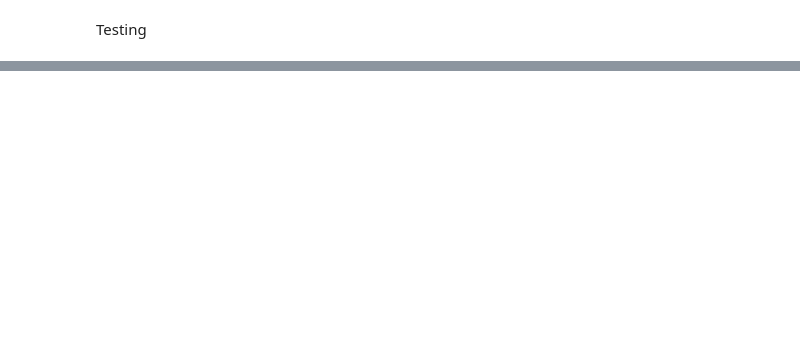
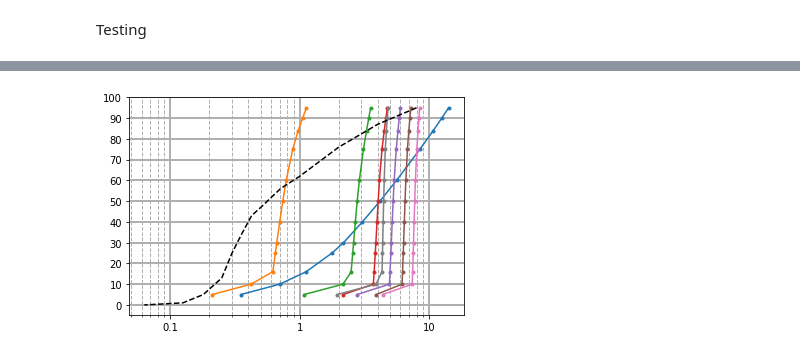
Before and after one commit to CasperFBakker/pyDGS-GUI, a Jupyter notebook: pyDGS Jupyter/dgs_test.ipynb, the cells around one changed output, grey strips where cells are left out. Saved outputs shown, nothing was run; the diff lists cells and outputs as text; code cells hidden in the pictures; blank space fills up the shorter version.

```diff
--- a/pyDGS Jupyter/dgs_test.ipynb
+++ b/pyDGS Jupyter/dgs_test.ipynb
@@ -332,0 +423,40 @@ plt.show()
+# %%
+r_v = np.concatenate((r_v_1, r_v_2, r_v_3, r_v_4, r_v_5, r_v_6, r_v_7, r_v_8))
+scales = np.concatenate((scales_1, scales_2, scales_3, scales_4, scales_5, scales_6, scales_7, scales_8))
+
+pd1 = np.interp([.05,.1,.16,.25,.3,.4,.5,.6,.75,.84,.9,.95],np.hstack((0,np.cumsum(r_v_1))), np.hstack((0,scales_1)) ) * resolution
+pd2 = np.interp([.05,.1,.16,.25,.3,.4,.5,.6,.75,.84,.9,.95],np.hstack((0,np.cumsum(r_v_2))), np.hstack((0,scales_2)) )* resolution
+pd3 = np.interp([.05,.1,.16,.25,.3,.4,.5,.6,.75,.84,.9,.95],np.hstack((0,np.cumsum(r_v_3))), np.hstack((0,scales_3)) )* resolution
+pd4 = np.interp([.05,.1,.16,.25,.3,.4,.5,.6,.75,.84,.9,.95],np.hstack((0,np.cumsum(r_v_4))), np.hstack((0,scales_4)) )* resolution
+pd5 = np.interp([.05,.1,.16,.25,.3,.4,.5,.6,.75,.84,.9,.95],np.hstack((0,np.cumsum(r_v_5))), np.hstack((0,scales_5)) )* resolution
+pd6 = np.interp([.05,.1,.16,.25,.3,.4,.5,.6,.75,.84,.9,.95],np.hstack((0,np.cumsum(r_v_6))), np.hstack((0,scales_6)) )* resolution
+pd7 = np.interp([.05,.1,.16,.25,.3,.4,.5,.6,.75,.84,.9,.95],np.hstack((0,np.cumsum(r_v_7))), np.hstack((0,scales_7)) )* resolution
+pd8 = np.interp([.05,.1,.16,.25,.3,.4,.5,.6,.75,.84,.9,.95],np.hstack((0,np.cumsum(r_v_8))), np.hstack((0,scales_8)) )* resolution
+# data_B = pd * resolution
+
+
+sieve_open = [8, 4, 2, 1, 0.71, 0.5, 0.425, 0.355, 0.3, 0.25, 0.18, 0.125, 0.063]
+sieve_C = [98, 93, 76, 55, 40, 22, 16, 9, 5, 2, 0, 0, 0]
+sieve_A = [100, 100, 100, 99, 97, 90, 85, 76, 64, 44, 18, 2, 0]
+sieve_B = [95, 87, 76, 62, 56, 47, 43, 34, 25, 13, 5, 1, 0]
+percentile_C = [5, 10, 16, 25, 30, 40, 50, 60, 75, 84, 90, 95]
+# plt.plot(data_B, percentile_C, marker='.')
+plt.plot(pd1, percentile_C, marker='.')
+plt.plot(pd2, percentile_C, marker='.')
+plt.plot(pd3, percentile_C, marker='.')
+plt.plot(pd4, percentile_C, marker='.')
+plt.plot(pd5, percentile_C, marker='.')
+plt.plot(pd6, percentile_C, marker='.')
+plt.plot(pd7, percentile_C, marker='.')
+plt.plot(pd8, percentile_C, marker='.')
+plt.plot(sieve_open, sieve_B, ls='--', color='black')
+
+plt.xscale("log")
+plt.grid(which='major', linewidth=2, linestyle='-')
+plt.grid(which='minor', linewidth=1, linestyle='--')
+plt.yticks(np.arange(0,110, 10), ['0', '10', '20', '30', '40', '50', '60', '70', '80', '90', '100'] )
+plt.xticks([0.1, 1, 10], [0.1,1,10])
+
+plt.show()
+# %% [output]
+[figure, added]
```
Also changed, not shown: parts of 25 cells of this notebook, 14 other files.
